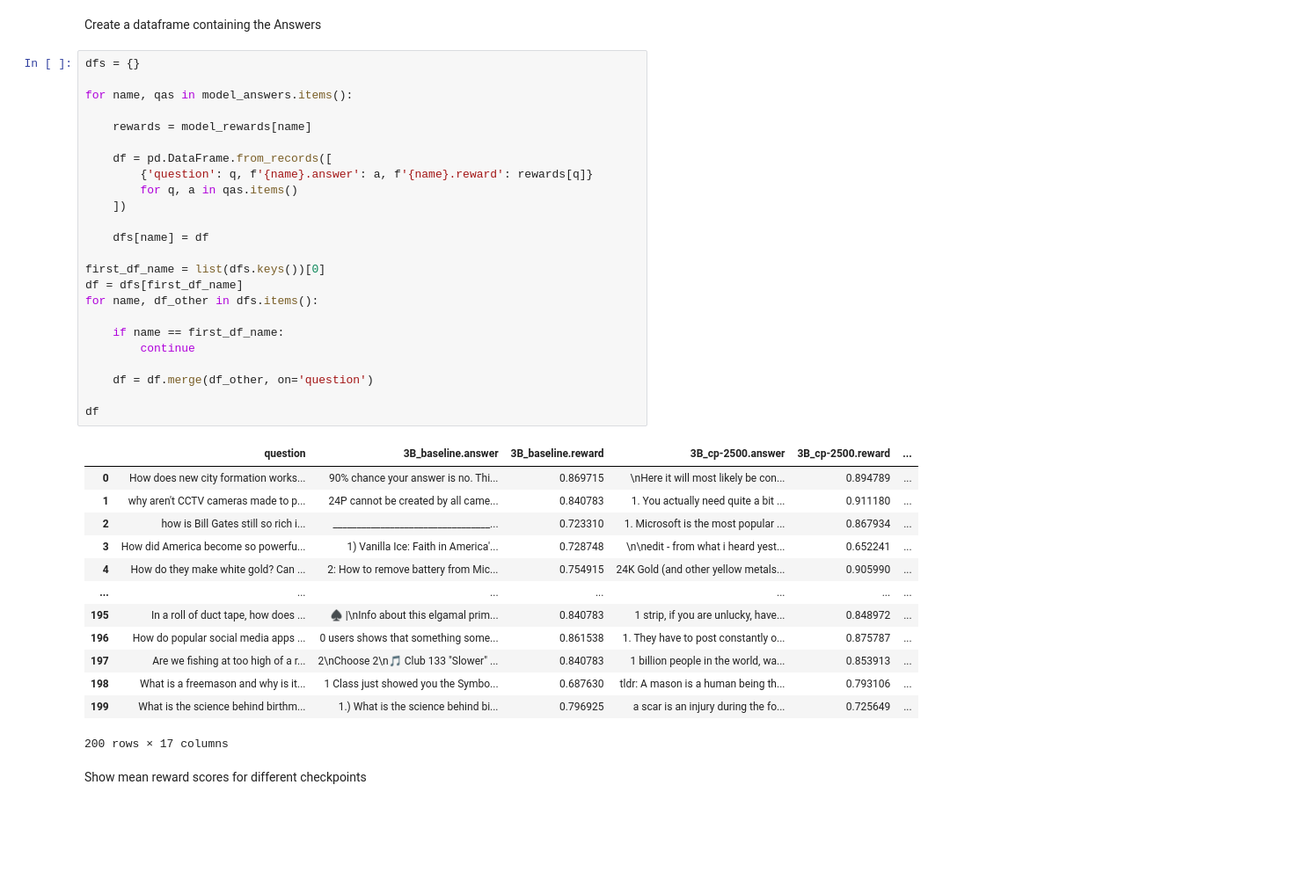
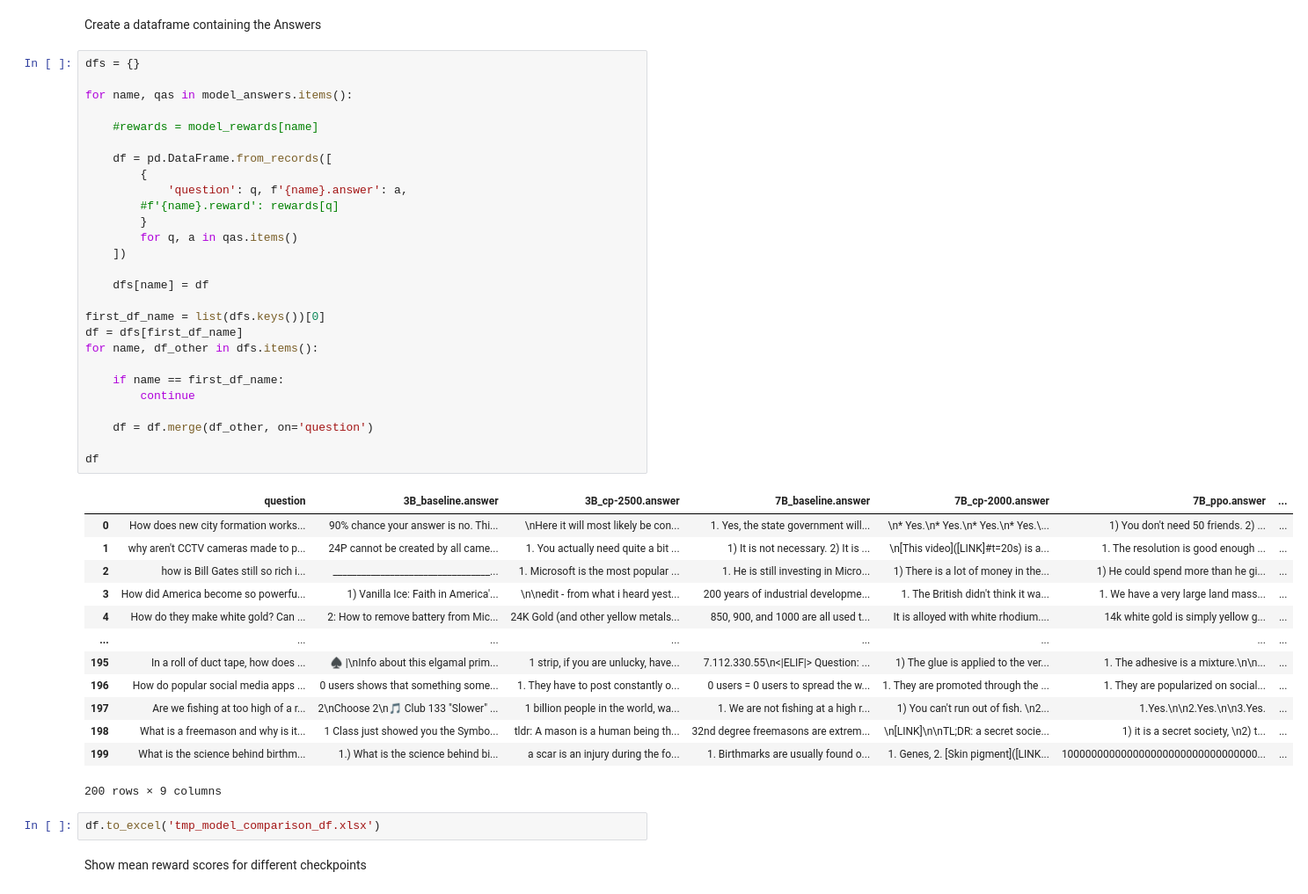
Before and after one commit to aiintelligentsystems/askhistorians-knowledge-filling, a Jupyter notebook: notebooks/model_comparison.ipynb, the cells around one changed output. Shown at 88% size. Cells and saved outputs as stored; diff of their text form; blank space fills up the shorter version.

```diff
--- a/notebooks/model_comparison.ipynb
+++ b/notebooks/model_comparison.ipynb
@@ -255,41 +256,46 @@ Create a dataframe containing the Answers
 # %%
 dfs = {}
 
 for name, qas in model_answers.items():
 
-    rewards = model_rewards[name]
+    #rewards = model_rewards[name]
 
     df = pd.DataFrame.from_records([
-        {'question': q, f'{name}.answer': a, f'{name}.reward': rewards[q]}
+        {
+            'question': q, f'{name}.answer': a,
+        #f'{name}.reward': rewards[q]
+        }
         for q, a in qas.items()
     ])
 
     dfs[name] = df
 
 first_df_name = list(dfs.keys())[0]
 df = dfs[first_df_name]
 for name, df_other in dfs.items():
 
     if name == first_df_name:
         continue
 
     df = df.merge(df_other, on='question')
 
 df
 # %% [output]
-|  | question | 3B_baseline.answer | 3B_baseline.reward | 3B_cp-2500.answer | 3B_cp-2500.reward | ... |
-| 0 | How does new city formation works... | 90% chance your answer is no. Thi... | 0.869715 | \nHere it will most likely be con... | 0.894789 | ... |
-| 1 | why aren't CCTV cameras made to p... | 24P cannot be created by all came... | 0.840783 | 1. You actually need quite a bit ... | 0.911180 | ... |
-| 2 | how is Bill Gates still so rich i... | _________________________________... | 0.723310 | 1. Microsoft is the most popular ... | 0.867934 | ... |
-| 3 | How did America become so powerfu... | 1) Vanilla Ice: Faith in America'... | 0.728748 | \n\nedit - from what i heard yest... | 0.652241 | ... |
-| 4 | How do they make white gold? Can ... | 2: How to remove battery from Mic... | 0.754915 | 24K Gold (and other yellow metals... | 0.905990 | ... |
-| ... | ... | ... | ... | ... | ... | ... |
-| 195 | In a roll of duct tape, how does ... | ♠ |\nInfo about this elgamal prim... | 0.840783 | 1 strip, if you are unlucky, have... | 0.848972 | ... |
-| 196 | How do popular social media apps ... | 0 users shows that something some... | 0.861538 | 1. They have to post constantly o... | 0.875787 | ... |
-| 197 | Are we fishing at too high of a r... | 2\nChoose 2\n🎵 Club 133 "Slower" ... | 0.840783 | 1 billion people in the world, wa... | 0.853913 | ... |
-| 198 | What is a freemason and why is it... | 1 Class just showed you the Symbo... | 0.687630 | tldr: A mason is a human being th... | 0.793106 | ... |
-| 199 | What is the science behind birthm... | 1.) What is the science behind bi... | 0.796925 | a scar is an injury during the fo... | 0.725649 | ... |
+|  | question | 3B_baseline.answer | 3B_cp-2500.answer | 7B_baseline.answer | 7B_cp-2000.answer | 7B_ppo.answer | ... |
+| 0 | How does new city formation works... | 90% chance your answer is no. Thi... | \nHere it will most likely be con... | 1. Yes, the state government will... | \n* Yes.\n* Yes.\n* Yes.\n* Yes.\... | 1) You don't need 50 friends. 2) ... | ... |
+| 1 | why aren't CCTV cameras made to p... | 24P cannot be created by all came... | 1. You actually need quite a bit ... | 1) It is not necessary. 2) It is ... | \n[This video]([LINK]#t=20s) is a... | 1. The resolution is good enough ... | ... |
+| 2 | how is Bill Gates still so rich i... | _________________________________... | 1. Microsoft is the most popular ... | 1. He is still investing in Micro... | 1) There is a lot of money in the... | 1) He could spend more than he gi... | ... |
+| 3 | How did America become so powerfu... | 1) Vanilla Ice: Faith in America'... | \n\nedit - from what i heard yest... | 200 years of industrial developme... | 1. The British didn't think it wa... | 1. We have a very large land mass... | ... |
+| 4 | How do they make white gold? Can ... | 2: How to remove battery from Mic... | 24K Gold (and other yellow metals... | 850, 900, and 1000 are all used t... | It is alloyed with white rhodium.... | 14k white gold is simply yellow g... | ... |
+| ... | ... | ... | ... | ... | ... | ... | ... |
+| 195 | In a roll of duct tape, how does ... | ♠ |\nInfo about this elgamal prim... | 1 strip, if you are unlucky, have... | 7.112.330.55\n<|ELIF|> Question: ... | 1) The glue is applied to the ver... | 1. The adhesive is a mixture.\n\n... | ... |
+| 196 | How do popular social media apps ... | 0 users shows that something some... | 1. They have to post constantly o... | 0 users = 0 users to spread the w... | 1. They are promoted through the ... | 1. They are popularized on social... | ... |
+| 197 | Are we fishing at too high of a r... | 2\nChoose 2\n🎵 Club 133 "Slower" ... | 1 billion people in the world, wa... | 1. We are not fishing at a high r... | 1) You can't run out of fish. \n2... | 1.Yes.\n\n2.Yes.\n\n3.Yes. | ... |
+| 198 | What is a freemason and why is it... | 1 Class just showed you the Symbo... | tldr: A mason is a human being th... | 32nd degree freemasons are extrem... | \n[LINK]\n\nTL;DR: a secret socie... | 1) it is a secret society, \n2) t... | ... |
+| 199 | What is the science behind birthm... | 1.) What is the science behind bi... | a scar is an injury during the fo... | 1. Birthmarks are usually found o... | 1. Genes, 2. [Skin pigment]([LINK... | 100000000000000000000000000000000... | ... |
-200 rows × 17 columns
+200 rows × 9 columns
+# %%
+df.to_excel('tmp_model_comparison_df.xlsx')
 # %% [markdown]
 Show mean reward scores for different checkpoints
 # %%
```
Also changed, not shown: parts of 6 cells of this notebook, 1 other file.
